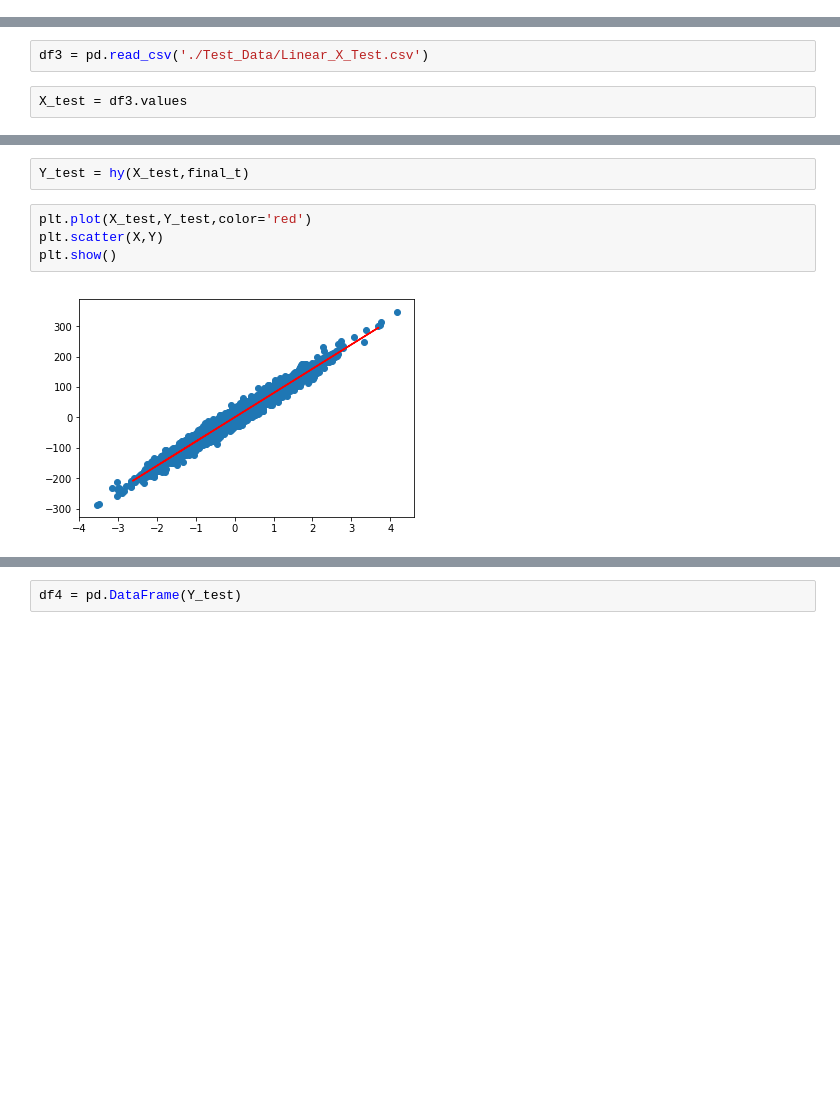
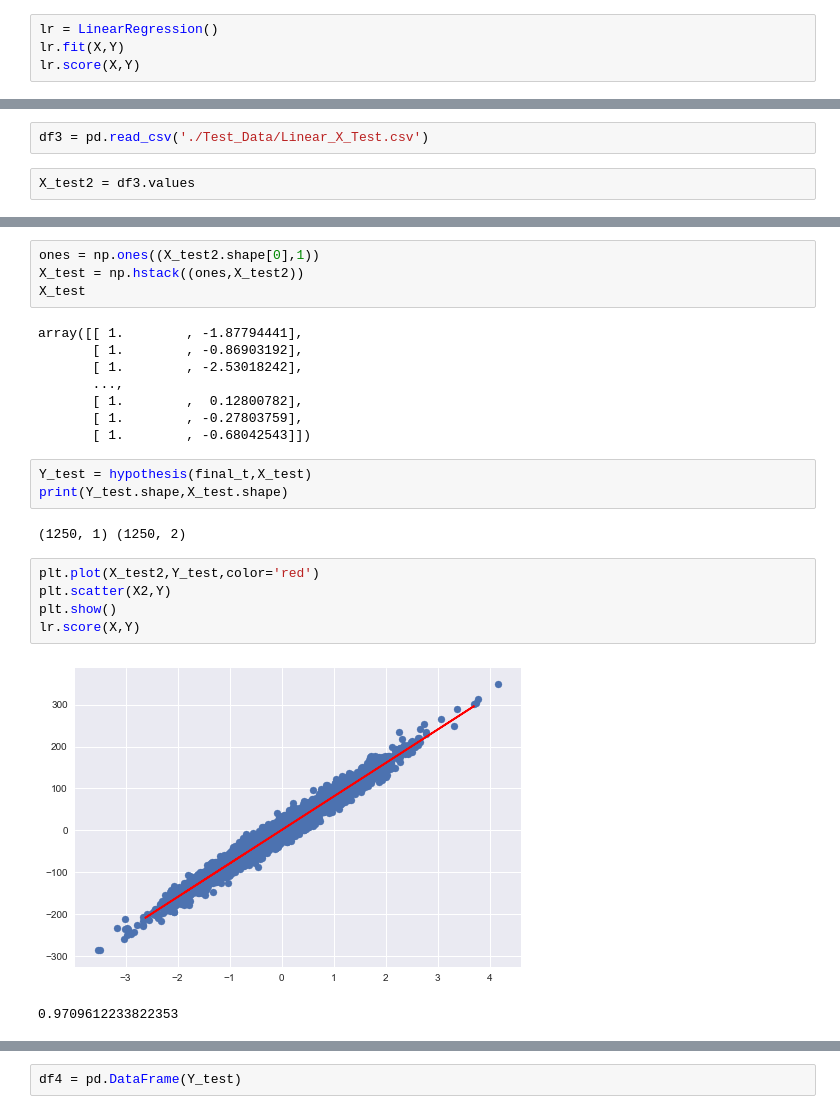
Before and after one commit to mrFahrenhiet/Success-Calulator-and-Predictor, a Jupyter notebook: main.ipynb, the cells around one changed output, grey strips where cells are left out. Saved outputs shown, nothing was run; the diff lists cells and outputs as text; blank space fills up the shorter version.

```diff
--- a/main.ipynb
+++ b/main.ipynb
@@ -59,0 +76,4 @@ print(final_t)
+# %%
+lr = LinearRegression()
+lr.fit(X,Y)
+lr.score(X,Y)
@@ -60,4 +82,4 @@ print(final_t)
 # %%
 df3 = pd.read_csv('./Test_Data/Linear_X_Test.csv')
 # %%
-X_test = df3.values
+X_test2 = df3.values
@@ -68,11 +86,28 @@ X_test.shape
-# %%
-Y_test = hy(X_test,final_t)
+# %%
+ones = np.ones((X_test2.shape[0],1))
+X_test = np.hstack((ones,X_test2))
+X_test
+# %% [output]
+array([[ 1.        , -1.87794441],
+       [ 1.        , -0.86903192],
+       [ 1.        , -2.53018242],
+       ...,
+       [ 1.        ,  0.12800782],
+       [ 1.        , -0.27803759],
+       [ 1.        , -0.68042543]])
+# %%
+Y_test = hypothesis(final_t,X_test)
+print(Y_test.shape,X_test.shape)
+# %% [output]
+(1250, 1) (1250, 2)
 # %%
-plt.plot(X_test,Y_test,color='red')
-plt.scatter(X,Y)
+plt.plot(X_test2,Y_test,color='red')
+plt.scatter(X2,Y)
 plt.show()
+lr.score(X,Y)
 # %% [output]
-[figure, old version]
+[figure, new version]
+0.9709612233822353
 # %%
 Y_test
 # %% [output]
```
Also changed, not shown: parts of 19 cells of this notebook, 8 other files.
